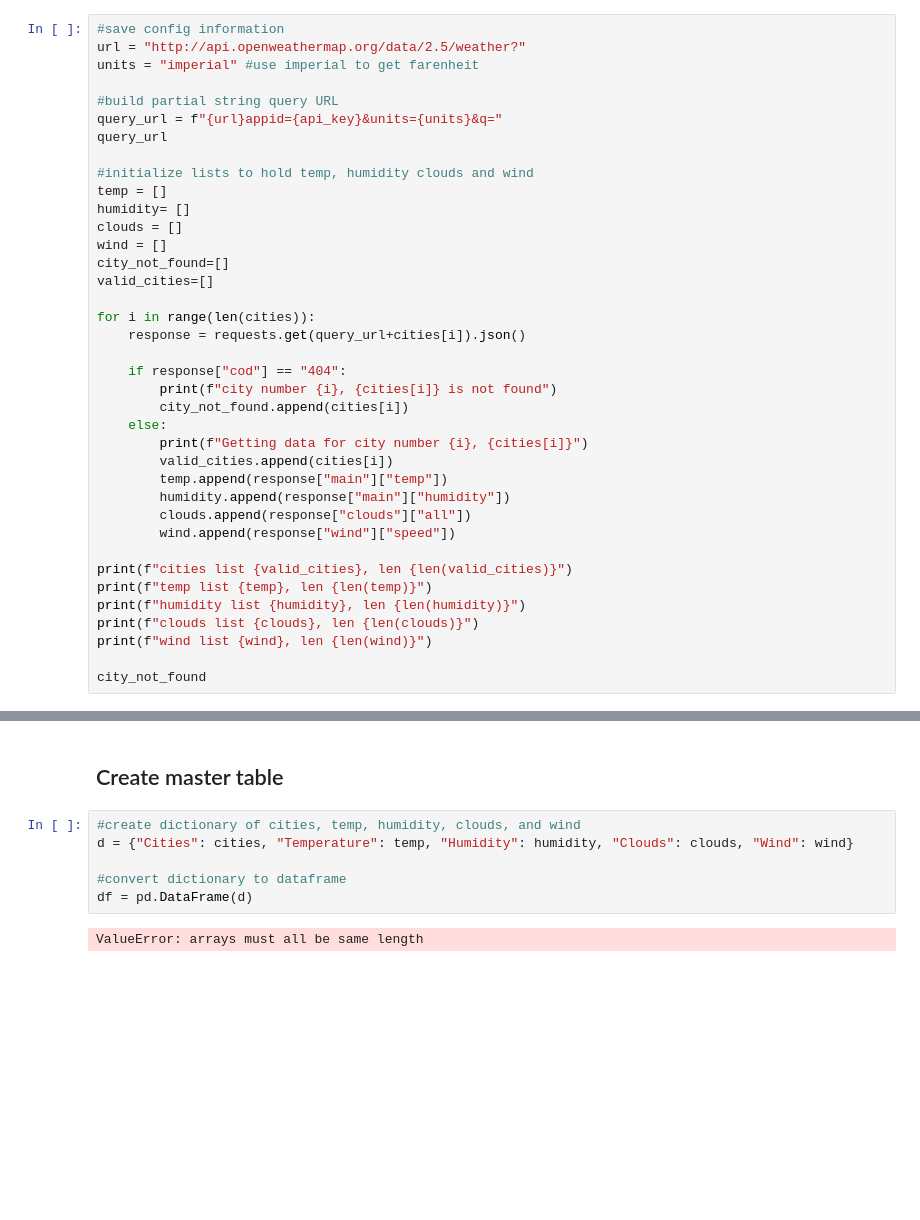
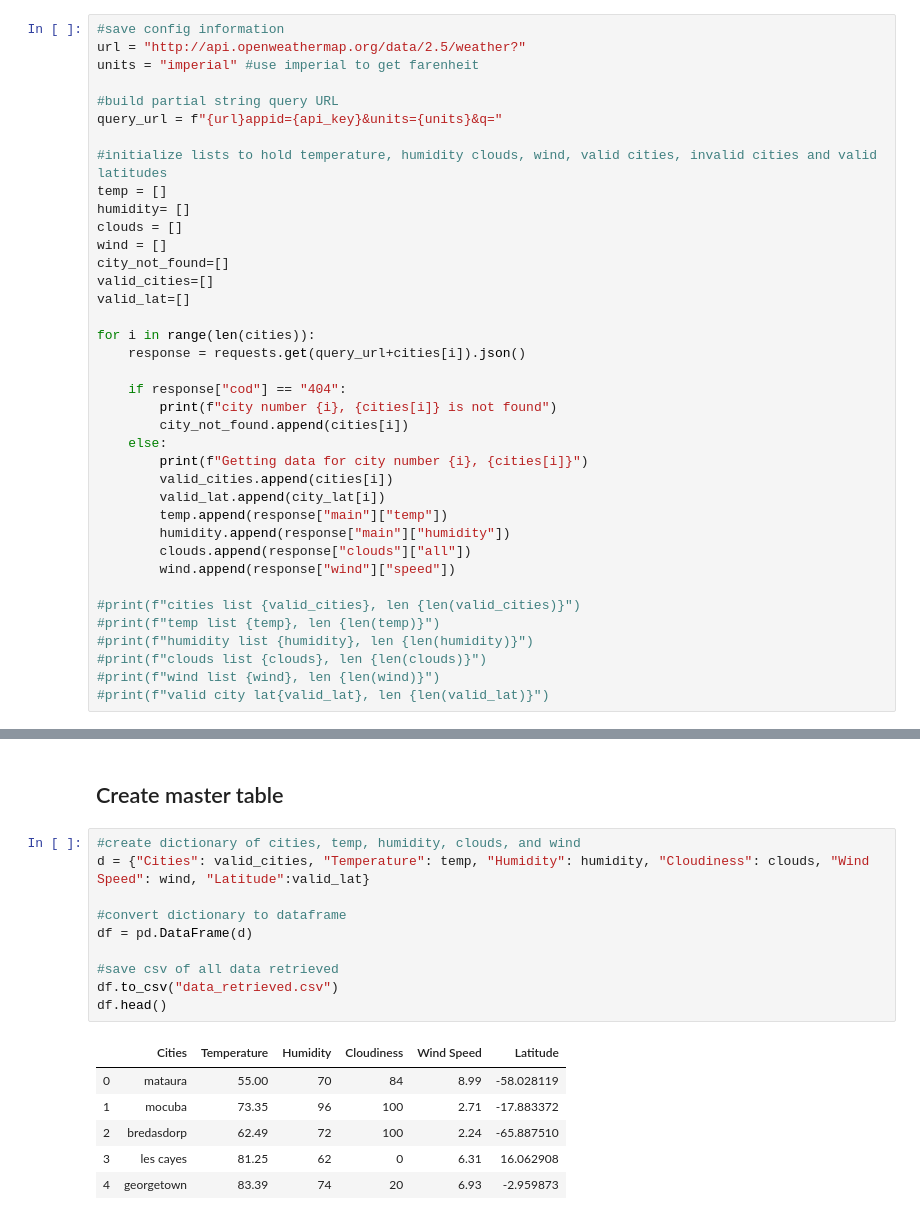
Before and after one commit to TrevorLovesMommy/python-api-challenge, a Jupyter notebook: WeatherPy/weatherpy.ipynb, the cells around one changed output, grey strips where cells are left out. Saved outputs shown, nothing was run; the diff lists cells and outputs as text; blank space fills up the shorter version.

```diff
--- a/WeatherPy/weatherpy.ipynb
+++ b/WeatherPy/weatherpy.ipynb
@@ -63,15 +66,15 @@ units = "imperial" #use imperial to get farenheit
 
 #build partial string query URL
 query_url = f"{url}appid={api_key}&units={units}&q="
-query_url
 
-#initialize lists to hold temp, humidity clouds and wind
+#initialize lists to hold temperature, humidity clouds, wind, valid cities, invalid cities and valid latitudes
 temp = []
 humidity= []
 clouds = []
 wind = []
 city_not_found=[]
 valid_cities=[]
+valid_lat=[]
 
 for i in range(len(cities)):
     response = requests.get(query_url+cities[i]).json()
@@ -82,16 +85,16 @@ for i in range(len(cities)):
     else:
         print(f"Getting data for city number {i}, {cities[i]}")
         valid_cities.append(cities[i])
+        valid_lat.append(city_lat[i])
         temp.append(response["main"]["temp"])
         humidity.append(response["main"]["humidity"])
         clouds.append(response["clouds"]["all"])
         wind.append(response["wind"]["speed"])
 
-print(f"cities list {valid_cities}, len {len(valid_cities)}")
-print(f"temp list {temp}, len {len(temp)}")
-print(f"humidity list {humidity}, len {len(humidity)}")
-print(f"clouds list {clouds}, len {len(clouds)}")
-print(f"wind list {wind}, len {len(wind)}")
-
-city_not_found
+#print(f"cities list {valid_cities}, len {len(valid_cities)}")
+#print(f"temp list {temp}, len {len(temp)}")
+#print(f"humidity list {humidity}, len {len(humidity)}")
+#print(f"clouds list {clouds}, len {len(clouds)}")
+#print(f"wind list {wind}, len {len(wind)}")
+#print(f"valid city lat{valid_lat}, len {len(valid_lat)}")
 # %% [output]
@@ -115,9 +119,18 @@ wind list [3.36, 19.35, 19.01, 6.13, 9.17, 12.75, 3.91, 6.44, 2.77], len 9
 ## Create master table
 # %%
 #create dictionary of cities, temp, humidity, clouds, and wind
-d = {"Cities": cities, "Temperature": temp, "Humidity": humidity, "Clouds": clouds, "Wind": wind}
+d = {"Cities": valid_cities, "Temperature": temp, "Humidity": humidity, "Cloudiness": clouds, "Wind Speed": wind, "Latitude":valid_lat}
 
 #convert dictionary to dataframe
 df = pd.DataFrame(d)
+
+#save csv of all data retrieved
+df.to_csv("data_retrieved.csv")
+df.head()
 # %% [output]
-ValueError: arrays must all be same length
+|  | Cities | Temperature | Humidity | Cloudiness | Wind Speed | Latitude |
+| 0 | mataura | 55.00 | 70 | 84 | 8.99 | -58.028119 |
+| 1 | mocuba | 73.35 | 96 | 100 | 2.71 | -17.883372 |
+| 2 | bredasdorp | 62.49 | 72 | 100 | 2.24 | -65.887510 |
+| 3 | les cayes | 81.25 | 62 | 0 | 6.31 | 16.062908 |
+| 4 | georgetown | 83.39 | 74 | 20 | 6.93 | -2.959873 |
```
Also changed, not shown: parts of 5 cells of this notebook, 7 other files.
